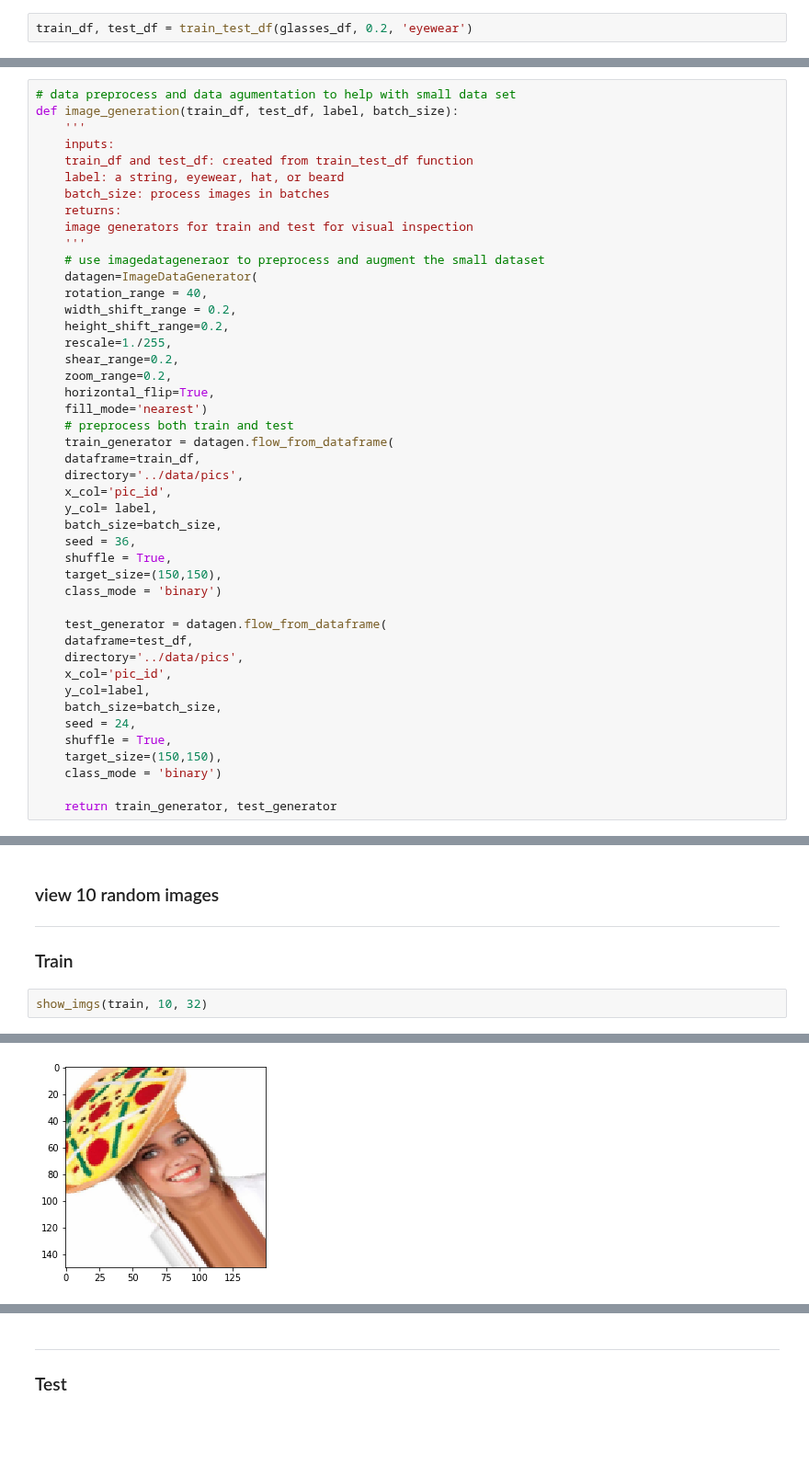
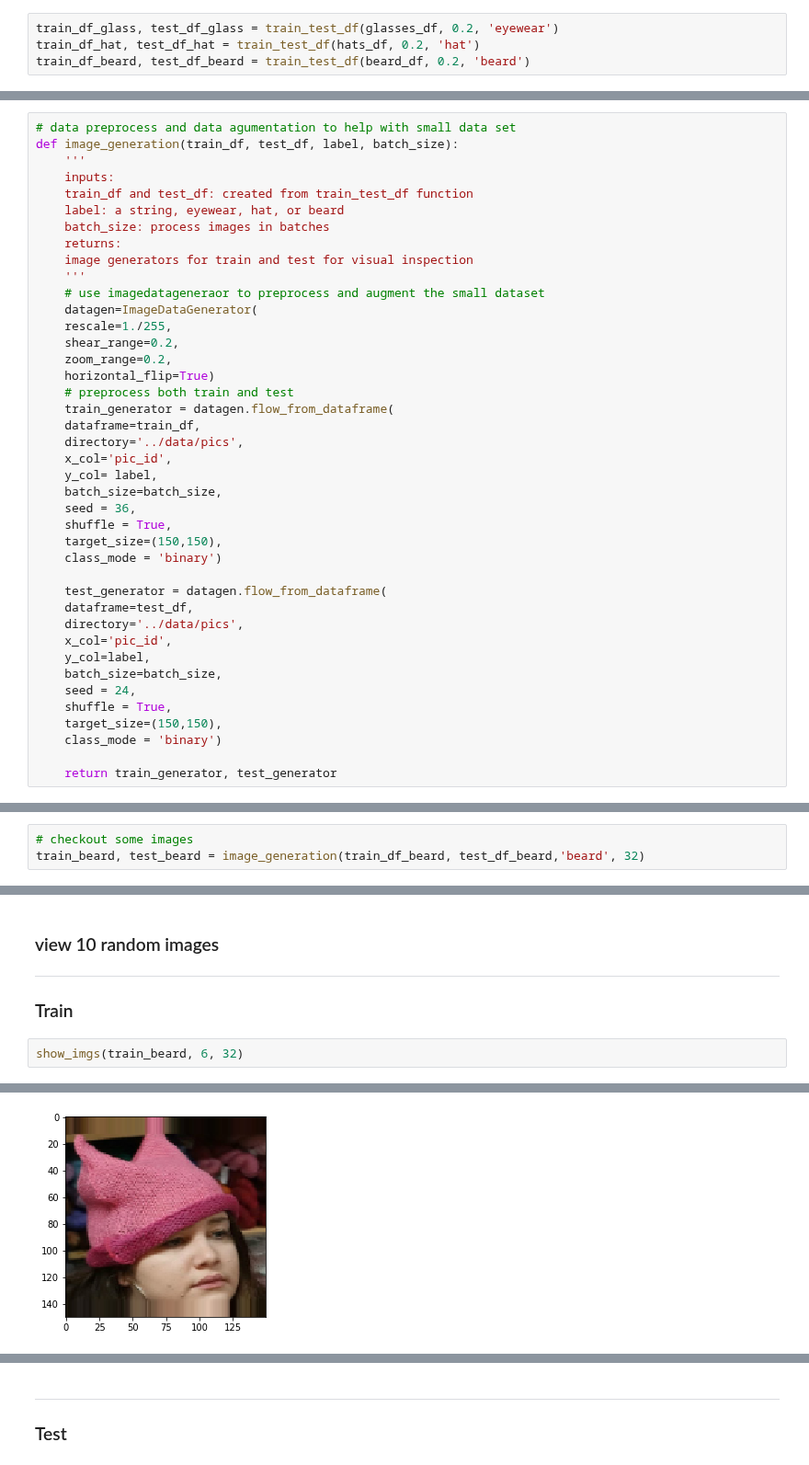
Before and after one commit to mzhou356/img2recommender, a Jupyter notebook: notebooks/image_processor.ipynb, the cells around one changed output, grey strips where cells are left out. Shown at 92% size. Drawn from its saved outputs; the diff is of its cells as text; blank space fills up the shorter version.

```diff
--- a/notebooks/image_processor.ipynb
+++ b/notebooks/image_processor.ipynb
@@ -105,6 +119,8 @@ def train_test_df(df, test_size, label):
     train_df = pd.DataFrame({'pic_id':X_train, label:y_train})
     test_df = pd.DataFrame({'pic_id':X_test, label:y_test})
     return train_df, test_df
-# %%
-train_df, test_df = train_test_df(glasses_df, 0.2, 'eyewear')
+# %%
+train_df_glass, test_df_glass = train_test_df(glasses_df, 0.2, 'eyewear')
+train_df_hat, test_df_hat = train_test_df(hats_df, 0.2, 'hat')
+train_df_beard, test_df_beard = train_test_df(beard_df, 0.2, 'beard')
 # %%
@@ -136,14 +171,10 @@ def image_generation(train_df, test_df, label, batch_size):
     '''
     # use imagedatageneraor to preprocess and augment the small dataset
     datagen=ImageDataGenerator(
-    rotation_range = 40,
-    width_shift_range = 0.2,
-    height_shift_range=0.2,
     rescale=1./255,
     shear_range=0.2,
     zoom_range=0.2,
-    horizontal_flip=True,
-    fill_mode='nearest')
+    horizontal_flip=True)
     # preprocess both train and test
     train_generator = datagen.flow_from_dataframe(
     dataframe=train_df,
@@ -176,0 +214,3 @@ Found 127 validated image filenames belonging to 2 classes.
+# %%
+# checkout some images
+train_beard, test_beard = image_generation(train_df_beard, test_df_beard,'beard', 32)
@@ -196,5 +239,5 @@ def show_imgs(data_gen, num, batch_size):
 
 ### Train
 # %%
-show_imgs(train, 10, 32)
+show_imgs(train_beard, 6, 32)
 # %% [output]
@@ -206 +249 @@ show_imgs(train, 10, 32)
-[figure, old version]
+[figure, new version]
```
Also changed, not shown: parts of 14 cells of this notebook.
